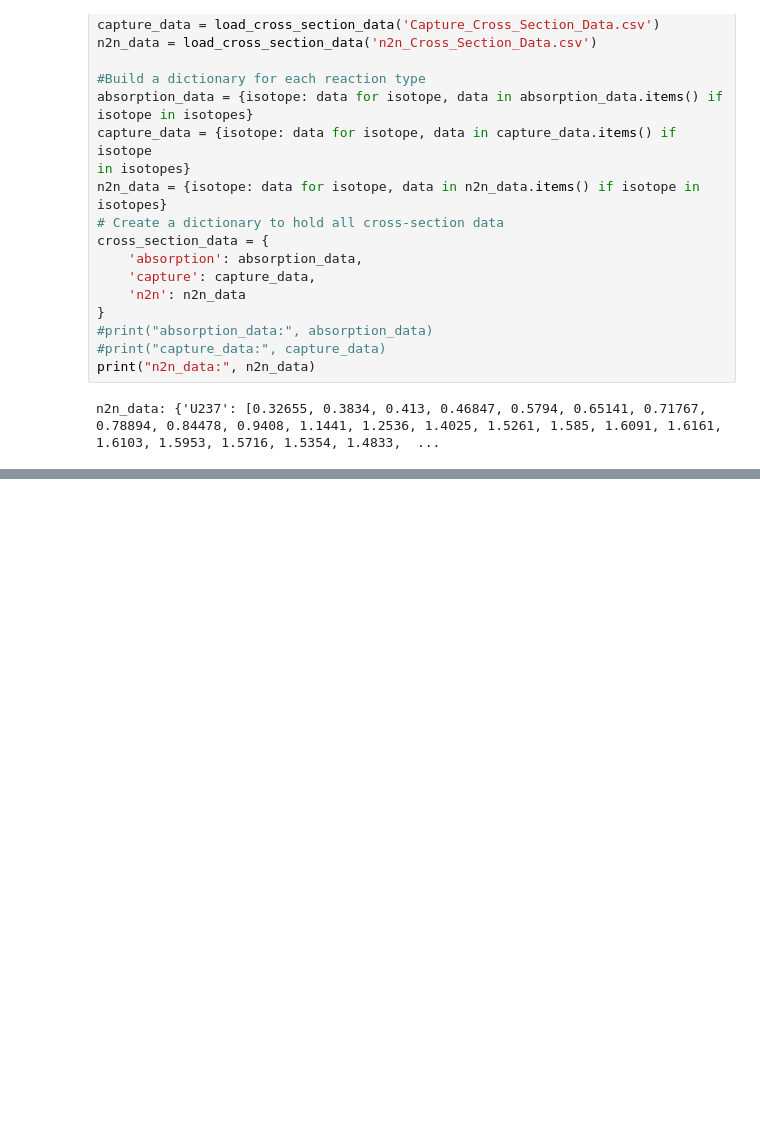
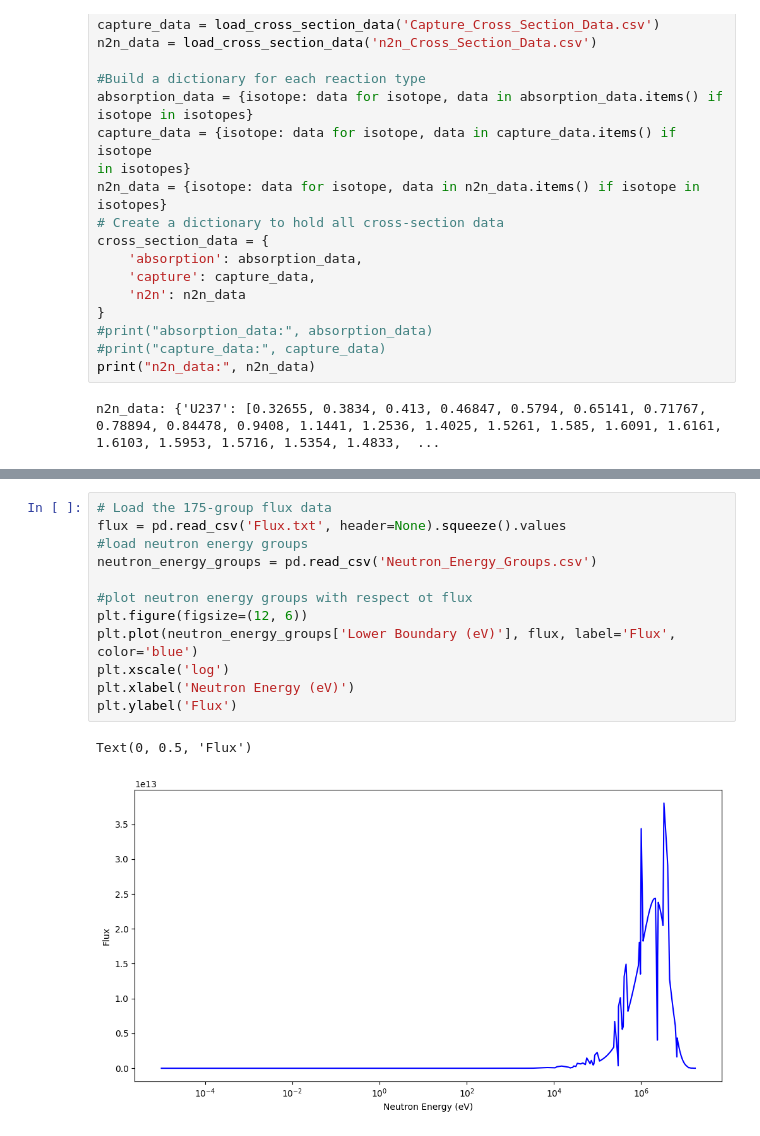
Before and after one commit to AbhinandSatish/Nuclear_Ractor_BurnUp, a Jupyter notebook: U-238_Burnup Model.ipynb, the cells around one changed output, grey strips where cells are left out. Saved outputs shown, nothing was run; the diff lists cells and outputs as text; blank space fills up the shorter version.

Commit message:
flexx charting

```diff
--- a/U-238_Burnup Model.ipynb
+++ b/U-238_Burnup Model.ipynb
@@ -101,3 +101,18 @@ isotopes: {'U234': {'decay': 8.946846731417567e-14, 'prod': [('U235', 'n_gamma')
+# %%
+# Load the 175-group flux data
+flux = pd.read_csv('Flux.txt', header=None).squeeze().values
+#load neutron energy groups
+neutron_energy_groups = pd.read_csv('Neutron_Energy_Groups.csv')
+
+#plot neutron energy groups with respect ot flux
+plt.figure(figsize=(12, 6))
+plt.plot(neutron_energy_groups['Lower Boundary (eV)'], flux, label='Flux', color='blue')
+plt.xscale('log')
+plt.xlabel('Neutron Energy (eV)')
+plt.ylabel('Flux')
+# %% [output]
+Text(0, 0.5, 'Flux')
+[figure, added]
 # %%
 # Load 175-group flux (no header, one column)
 flux = pd.read_csv('Flux.txt', header=None).squeeze().values
```
Also changed, not shown: parts of 2 cells of this notebook.
